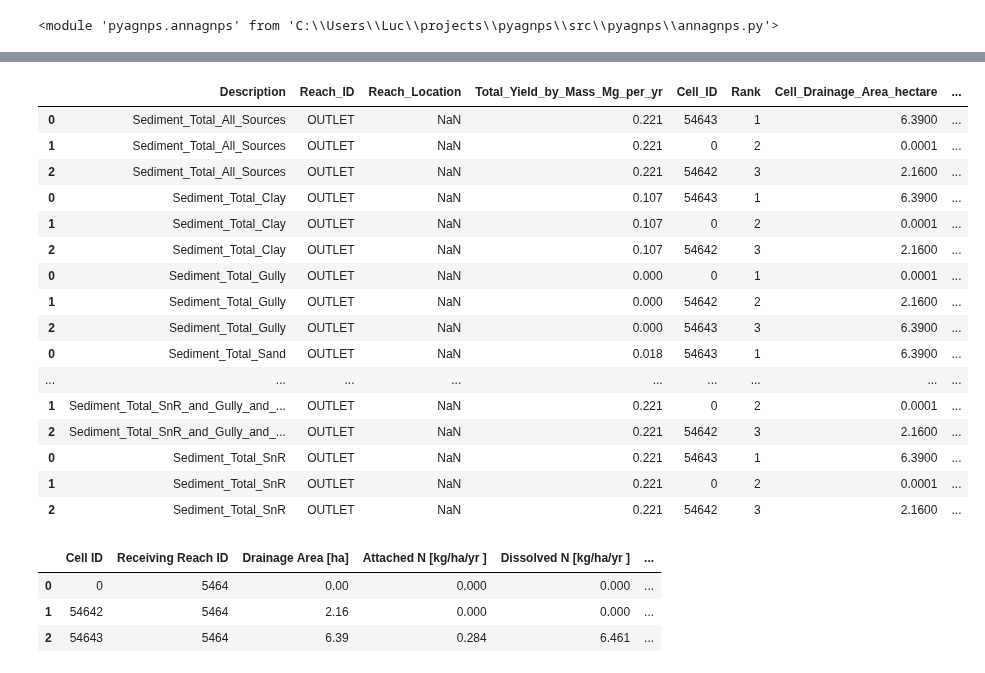
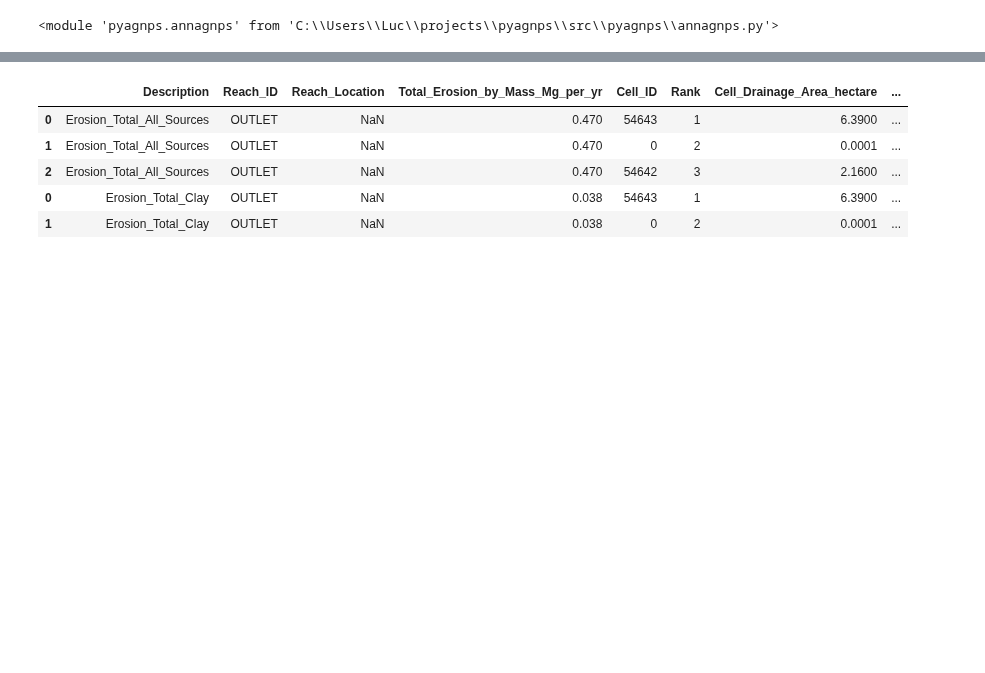
Before and after one commit to LucRSquared/pyagnps, a Jupyter notebook: notebooks/annagnps/post_process_annagnps_outputs.ipynb, the cells around one changed output, grey strips where cells are left out. Saved outputs shown, nothing was run; the diff lists cells and outputs as text; code cells hidden in the pictures; blank space fills up the shorter version.

```diff
--- a/notebooks/annagnps/post_process_annagnps_outputs.ipynb
+++ b/notebooks/annagnps/post_process_annagnps_outputs.ipynb
@@ -44,28 +35,10 @@ df1
 # %%
-df2 = data['AnnAGNPS_AA_Sediment_yield_UA_RR_Total']
-df2
+df2 = data['AnnAGNPS_AA_Sediment_erosion_UA_RR_Total']
+df2.head()
 # %% [output]
-|  | Description | Reach_ID | Reach_Location | Total_Yield_by_Mass_Mg_per_yr | Cell_ID | Rank | Cell_Drainage_Area_hectare | ... |
-| 0 | Sediment_Total_All_Sources | OUTLET | NaN | 0.221 | 54643 | 1 | 6.3900 | ... |
-| 1 | Sediment_Total_All_Sources | OUTLET | NaN | 0.221 | 0 | 2 | 0.0001 | ... |
-| 2 | Sediment_Total_All_Sources | OUTLET | NaN | 0.221 | 54642 | 3 | 2.1600 | ... |
-| 0 | Sediment_Total_Clay | OUTLET | NaN | 0.107 | 54643 | 1 | 6.3900 | ... |
-| 1 | Sediment_Total_Clay | OUTLET | NaN | 0.107 | 0 | 2 | 0.0001 | ... |
-| 2 | Sediment_Total_Clay | OUTLET | NaN | 0.107 | 54642 | 3 | 2.1600 | ... |
-| 0 | Sediment_Total_Gully | OUTLET | NaN | 0.000 | 0 | 1 | 0.0001 | ... |
-| 1 | Sediment_Total_Gully | OUTLET | NaN | 0.000 | 54642 | 2 | 2.1600 | ... |
-| 2 | Sediment_Total_Gully | OUTLET | NaN | 0.000 | 54643 | 3 | 6.3900 | ... |
-| 0 | Sediment_Total_Sand | OUTLET | NaN | 0.018 | 54643 | 1 | 6.3900 | ... |
-| ... | ... | ... | ... | ... | ... | ... | ... | ... |
-| 1 | Sediment_Total_SnR_and_Gully_and_... | OUTLET | NaN | 0.221 | 0 | 2 | 0.0001 | ... |
-| 2 | Sediment_Total_SnR_and_Gully_and_... | OUTLET | NaN | 0.221 | 54642 | 3 | 2.1600 | ... |
-| 0 | Sediment_Total_SnR | OUTLET | NaN | 0.221 | 54643 | 1 | 6.3900 | ... |
-| 1 | Sediment_Total_SnR | OUTLET | NaN | 0.221 | 0 | 2 | 0.0001 | ... |
-| 2 | Sediment_Total_SnR | OUTLET | NaN | 0.221 | 54642 | 3 | 2.1600 | ... |
+|  | Description | Reach_ID | Reach_Location | Total_Erosion_by_Mass_Mg_per_yr | Cell_ID | Rank | Cell_Drainage_Area_hectare | ... |
+| 0 | Erosion_Total_All_Sources | OUTLET | NaN | 0.470 | 54643 | 1 | 6.3900 | ... |
+| 1 | Erosion_Total_All_Sources | OUTLET | NaN | 0.470 | 0 | 2 | 0.0001 | ... |
+| 2 | Erosion_Total_All_Sources | OUTLET | NaN | 0.470 | 54642 | 3 | 2.1600 | ... |
+| 0 | Erosion_Total_Clay | OUTLET | NaN | 0.038 | 54643 | 1 | 6.3900 | ... |
+| 1 | Erosion_Total_Clay | OUTLET | NaN | 0.038 | 0 | 2 | 0.0001 | ... |
-# %%
-data['AnnAGNPS_AA']
-# %% [output]
-|  | Cell ID | Receiving Reach ID | Drainage Area [ha] | Attached N [kg/ha/yr ] | Dissolved N [kg/ha/yr ] | ... |
-| 0 | 0 | 5464 | 0.00 | 0.000 | 0.000 | ... |
-| 1 | 54642 | 5464 | 2.16 | 0.000 | 0.000 | ... |
-| 2 | 54643 | 5464 | 6.39 | 0.284 | 6.461 | ... |
```
Also changed, not shown: parts of 8 cells of this notebook, 1 other file.
